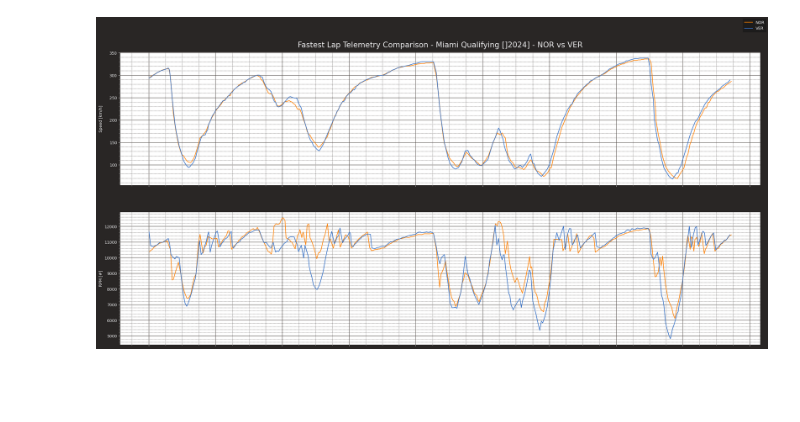
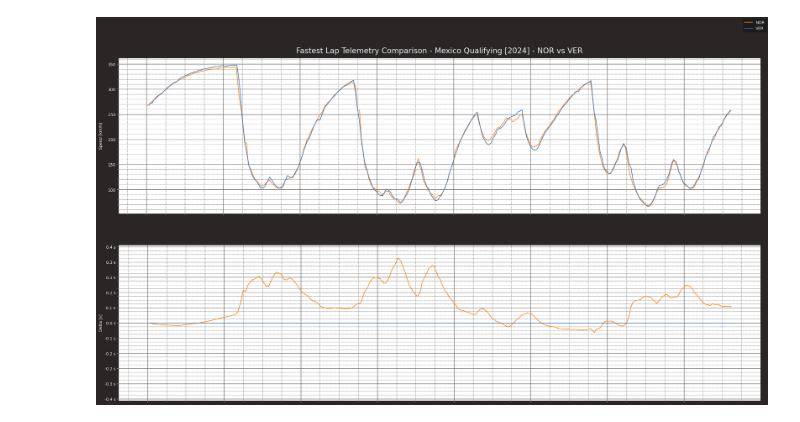
Before and after one commit to CharlotteGithub-prog/mclaren-performance-analysis-2024, a Jupyter notebook: plots/plot_telemetry.ipynb, the cells around one changed output. Drawn from its saved outputs; the diff is of its cells as text; code cells hidden in the pictures; blank space fills up the shorter version.

Commit message:
Update delta subplot axis scaling

```diff
--- a/plots/plot_telemetry.ipynb
+++ b/plots/plot_telemetry.ipynb
@@ -25,7 +25,7 @@ cache_path = '/Users/charlotte/Desktop/mclaren-performance-analysis-2024/cache'
 ff1.Cache.enable_cache(cache_path)
 # %%
 # Define target session
-year, grand_prix, session = 2024, 'Miami', 'Q'
+year, grand_prix, session = 2024, 'Mexico', 'Q'
 
 # Load target session
 target_session = ff1.get_session(year, grand_prix, session)
@@ -98,24 +133,25 @@ session_type = session_types.get(session, 'Unknown Session')
 plotting.setup_mpl(color_scheme='fastf1')
 
 subplots_number = 2 # Adjust to match number of plots included
-fig, ax = plt.subplots(subplots_number,figsize=(24,12))
+fig, ax = plt.subplots(subplots_number,figsize=(24,14))
 
 background = "white"
 title_color = 'silver' # '#6441a5'
 
 ax[0].set_facecolor(background)
-ax[1].set_facecolor(background)
+# ax[1].set_facecolor(background)
 # ax[2].set_facecolor(background)
 # ax[3].set_facecolor(background)
 # ax[4].set_facecolor(background)
 # ax[5].set_facecolor(background)
+ax[1].set_facecolor(background)
 
 
 ax[0].plot(telemetry_driver_1['Time'], telemetry_driver_1['Speed'], color=team_color_1, linestyle='-', label=driver_1)
 ax[0].plot(telemetry_driver_2['Time'], telemetry_driver_2['Speed'], color=team_color_2, linestyle='-', label=driver_2)
 
-ax[1].plot(telemetry_driver_1['Time'], telemetry_driver_1['RPM'], color=team_color_1, linestyle='-', label=driver_1)
-ax[1].plot(telemetry_driver_2['Time'], telemetry_driver_2['RPM'], color=team_color_2, linestyle='-', label=driver_2)
+# ax[1].plot(telemetry_driver_1['Time'], telemetry_driver_1['RPM'], color=team_color_1, linestyle='-', label=driver_1)
+# ax[1].plot(telemetry_driver_2['Time'], telemetry_driver_2['RPM'], color=team_color_2, linestyle='-', label=driver_2)
 
 # ax[2].plot(telemetry_driver_1['Time'], telemetry_driver_1['nGear'], color=team_color_1, linestyle='-', label=driver_1)
 # ax[2].plot(telemetry_driver_2['Time'], telemetry_driver_2['nGear'], color=team_color_2, linestyle='-', label=driver_2)
@@ -127,31 +163,40 @@ ax[1].plot(telemetry_driver_2['Time'], telemetry_driver_2['RPM'], color=team_col
 # ax[4].plot(telemetry_driver_2['Time'], telemetry_driver_2['Brake'], color=team_color_2, linestyle='-', label=driver_2)
 
 # ax[5].plot(telemetry_driver_1['Time'], telemetry_driver_1['DRS'], color=team_color_1, linestyle='-', label=driver_1)
-# ax[5].plot(telemetry_driver_2['Time'], telemetry_driver_2['DRS'], color=team_color_2, linestyle='-', label=driver_2)
+# ax[5].plot(telemetry_driver_2['Time'], telemetry_driver_2['DRS'], color=team_color_2, linestyle='-', label=driver_2)
+
+# Plot Delta Time with centered y-axis in seconds
+ax[1].plot(ref_tel['Time'], delta_time_seconds, color=delta_line_color, linestyle='-', label=f"Delta Time ({compare_driver} vs {ref_driver})")
+ax[1].plot(ref_tel['Time'], np.zeros_like(ref_tel['Time']), color=base_line_color, linestyle='-', label=f"{ref_driver} (faster)")
+ax[1].set_ylim(-y_limit, y_limit)  # Center y-axis around 0 with 20% margin
+ax[1].yaxis.set_major_formatter(plt.FuncFormatter(lambda x, _: f"{x:.1f} s"))
 
 ax[0].set_ylabel("Speed [km/h]")
-ax[1].set_ylabel("RPM [#]")
+# ax[1].set_ylabel("RPM [#]")
 # ax[2].set_ylabel("Gear [#]")
 # ax[3].set_ylabel("Throttle [%]")
 # ax[4].set_ylabel("Brake [%]")
 # ax[5].set_ylabel("DRS")
+ax[1].set_ylabel("Delta [s]")
 
 ax[0].get_xaxis().set_ticklabels([])
-ax[1].get_xaxis().set_ticklabels([])
+# ax[1].get_xaxis().set_ticklabels([])
 # ax[2].get_xaxis().set_ticklabels([])
 # ax[3].get_xaxis().set_ticklabels([])
 # ax[4].get_xaxis().set_ticklabels([])
-# ax[5].get_xaxis().set_ticklabels([])
+# ax[5].get_xaxis().set_ticklabels([])
+ax[1].get_xaxis().set_ticklabels([])
 
 fig.align_ylabels()
 
 fig.legend([driver_1,driver_2])
 
 
-plot_title = 'Fastest Lap Telemetry Comparison - '+grand_prix+' '+session_type+' []'+str(year)+'] - '+driver_1+' vs '+driver_2
+plot_title = 'Fastest Lap Telemetry Comparison - '+grand_prix+' '+session_type+' ['+str(year)+'] - '+driver_1+' vs '+driver_2
 ax[0].title.set_text(plot_title)
 plt.subplots_adjust(left=0.06 ,right=0.99, top=0.9, bottom=0.05)
 
-# Uncomment to save plot
-# plt.savefig(plot_title+'.png', dpi=300)
+# UPDATE - save plot
+file_name = '/Users/charlotte/Desktop/'+driver_1+'-vs-'+driver_2+'_'+grand_prix+'_'+session_type+'_driver-telemetry-comparison.png'
+plt.savefig(file_name, dpi=300)  # bbox_inches='tight'
 # %% [output]
@@ -158 +205 @@ plt.subplots_adjust(left=0.06 ,right=0.99, top=0.9, bottom=0.05)
-[figure, old version]
+[figure, new version]
```
Also changed, not shown: parts of 4 cells of this notebook.
